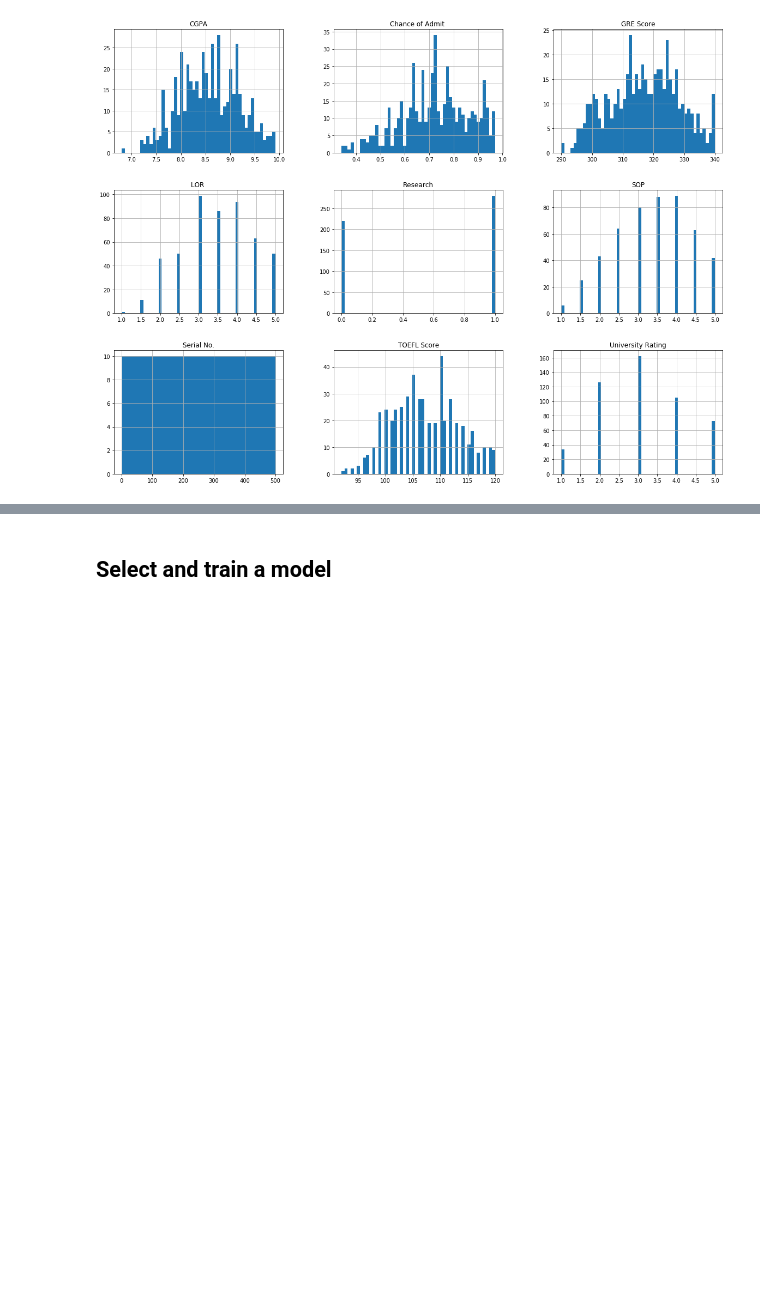
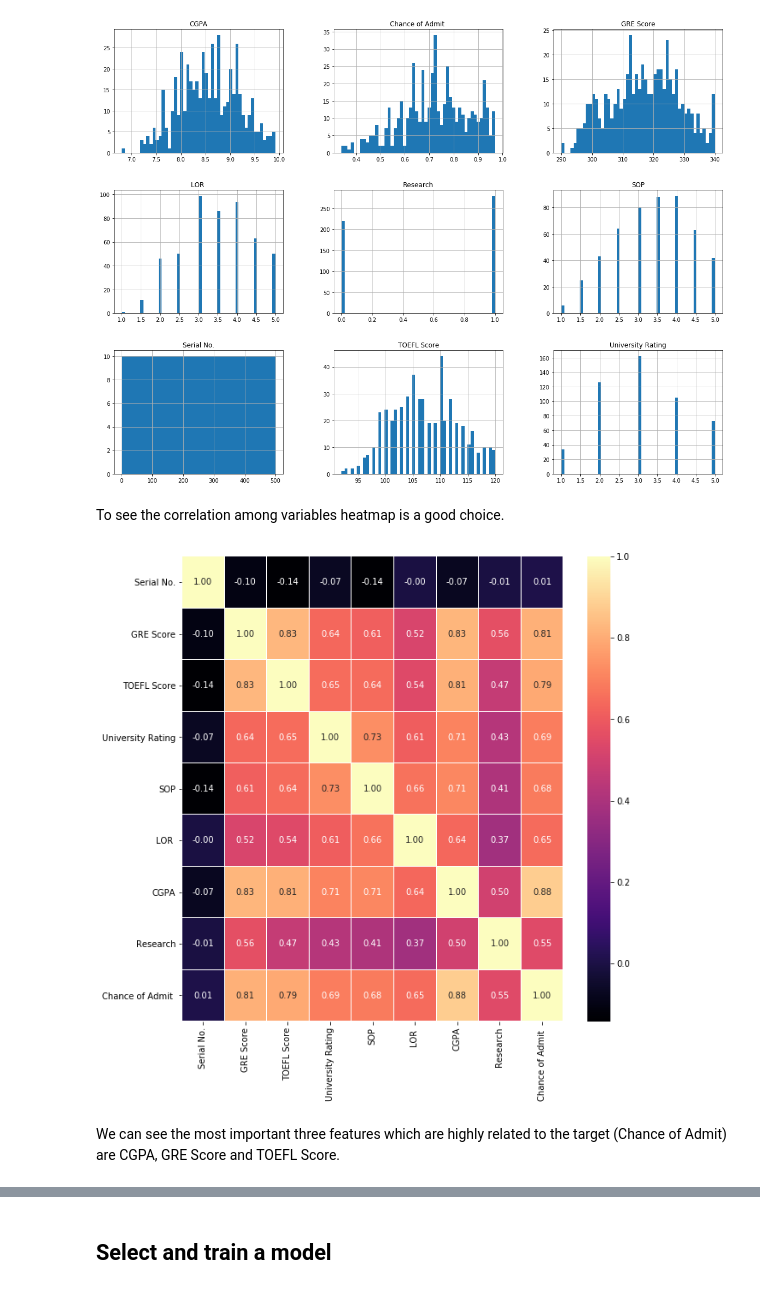
Before and after one commit to EndlessJoon/ML-Nanodegree, a Jupyter notebook: capstone/capstone.ipynb, the cells around one changed output, grey strips where cells are left out. Cells and saved outputs as stored; diff of their text form; code cells hidden in the pictures; blank space fills up the shorter version.

```diff
--- a/capstone/capstone.ipynb
+++ b/capstone/capstone.ipynb
@@ -62,5 +64,16 @@ array([[<matplotlib.axes._subplots.AxesSubplot object at 0x...>,
         <matplotlib.axes._subplots.AxesSubplot object at 0x...>]],
       dtype=object)
 [figure]
+# %% [markdown]
+To see the correlation among variables heatmap is a good choice.
+# %%
+import seaborn as sns
+fig,ax = plt.subplots(figsize=(10, 10))
+sns.heatmap(admission.corr(), ax=ax, annot=True, linewidths=0.05, fmt= '.2f',cmap="magma")
+plt.show()
+# %% [output]
+[figure, added]
+# %% [markdown]
+We can see the most important three features which are highly related to the target (Chance of Admit) are CGPA, GRE Score and TOEFL Score.
 # %%
 np.random.seed(42)
```
Also changed, not shown: parts of 21 cells of this notebook.
